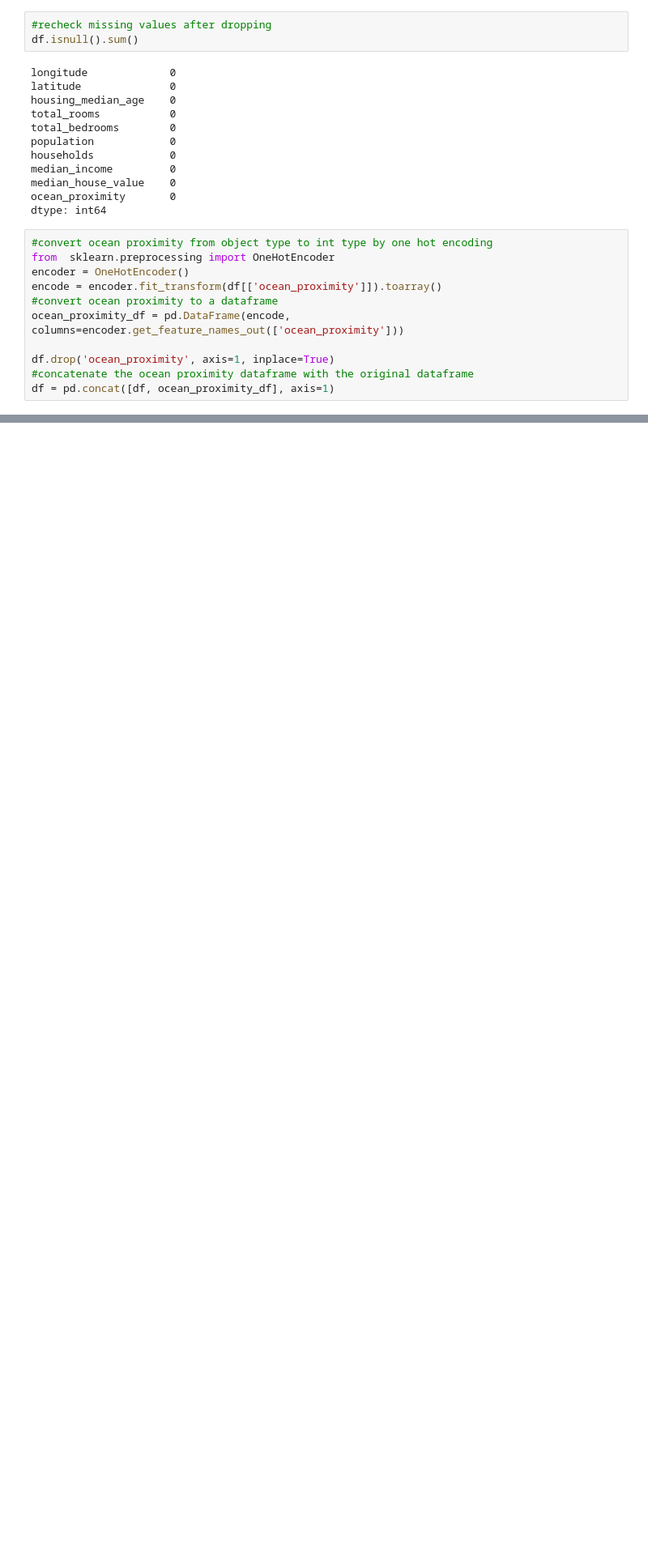
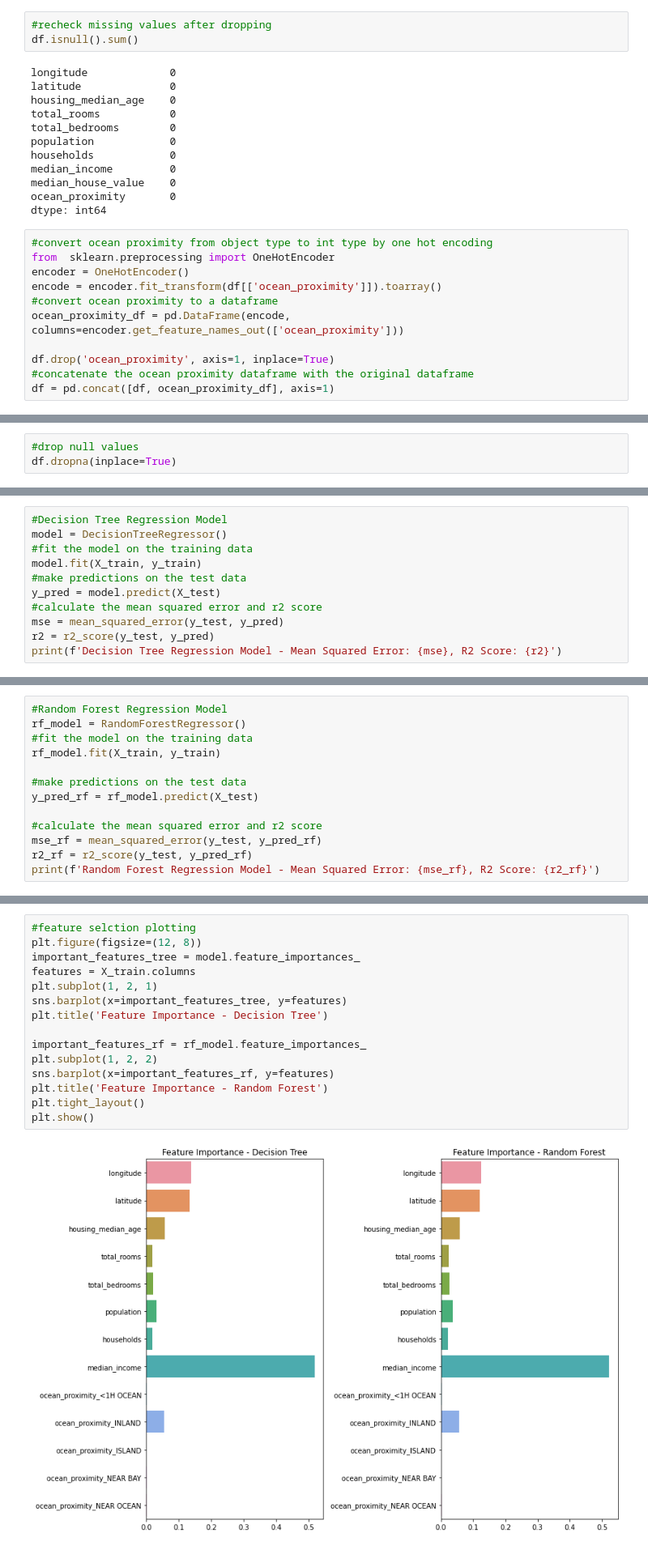
Before and after one commit to EMMANUELYEGON14/HOUSING-PRICE-PREDICTION, a Jupyter notebook: index.ipynb, the cells around one changed output, grey strips where cells are left out. Shown at 81% size. Saved outputs shown, nothing was run; the diff lists cells and outputs as text; blank space fills up the shorter version.

```diff
--- a/index.ipynb
+++ b/index.ipynb
@@ -129,0 +144,3 @@ df.head()
+# %%
+#drop null values
+df.dropna(inplace=True)
@@ -140,0 +174,11 @@ plt.show()
+# %%
+#Decision Tree Regression Model
+model = DecisionTreeRegressor()
+#fit the model on the training data
+model.fit(X_train, y_train)
+#make predictions on the test data
+y_pred = model.predict(X_test)
+#calculate the mean squared error and r2 score
+mse = mean_squared_error(y_test, y_pred)
+r2 = r2_score(y_test, y_pred)
+print(f'Decision Tree Regression Model - Mean Squared Error: {mse}, R2 Score: {r2}')
@@ -140,0 +187,13 @@ plt.show()
+# %%
+#Random Forest Regression Model
+rf_model = RandomForestRegressor()
+#fit the model on the training data
+rf_model.fit(X_train, y_train)
+
+#make predictions on the test data
+y_pred_rf = rf_model.predict(X_test)
+
+#calculate the mean squared error and r2 score
+mse_rf = mean_squared_error(y_test, y_pred_rf)
+r2_rf = r2_score(y_test, y_pred_rf)
+print(f'Random Forest Regression Model - Mean Squared Error: {mse_rf}, R2 Score: {r2_rf}')
@@ -140,0 +202,17 @@ plt.show()
+# %%
+#feature selction plotting
+plt.figure(figsize=(12, 8))
+important_features_tree = model.feature_importances_
+features = X_train.columns
+plt.subplot(1, 2, 1)
+sns.barplot(x=important_features_tree, y=features)
+plt.title('Feature Importance - Decision Tree')
+
+important_features_rf = rf_model.feature_importances_
+plt.subplot(1, 2, 2)
+sns.barplot(x=important_features_rf, y=features)
+plt.title('Feature Importance - Random Forest')
+plt.tight_layout()
+plt.show()
+# %% [output]
+[figure, added]
```
Also changed, not shown: parts of 11 cells of this notebook.
